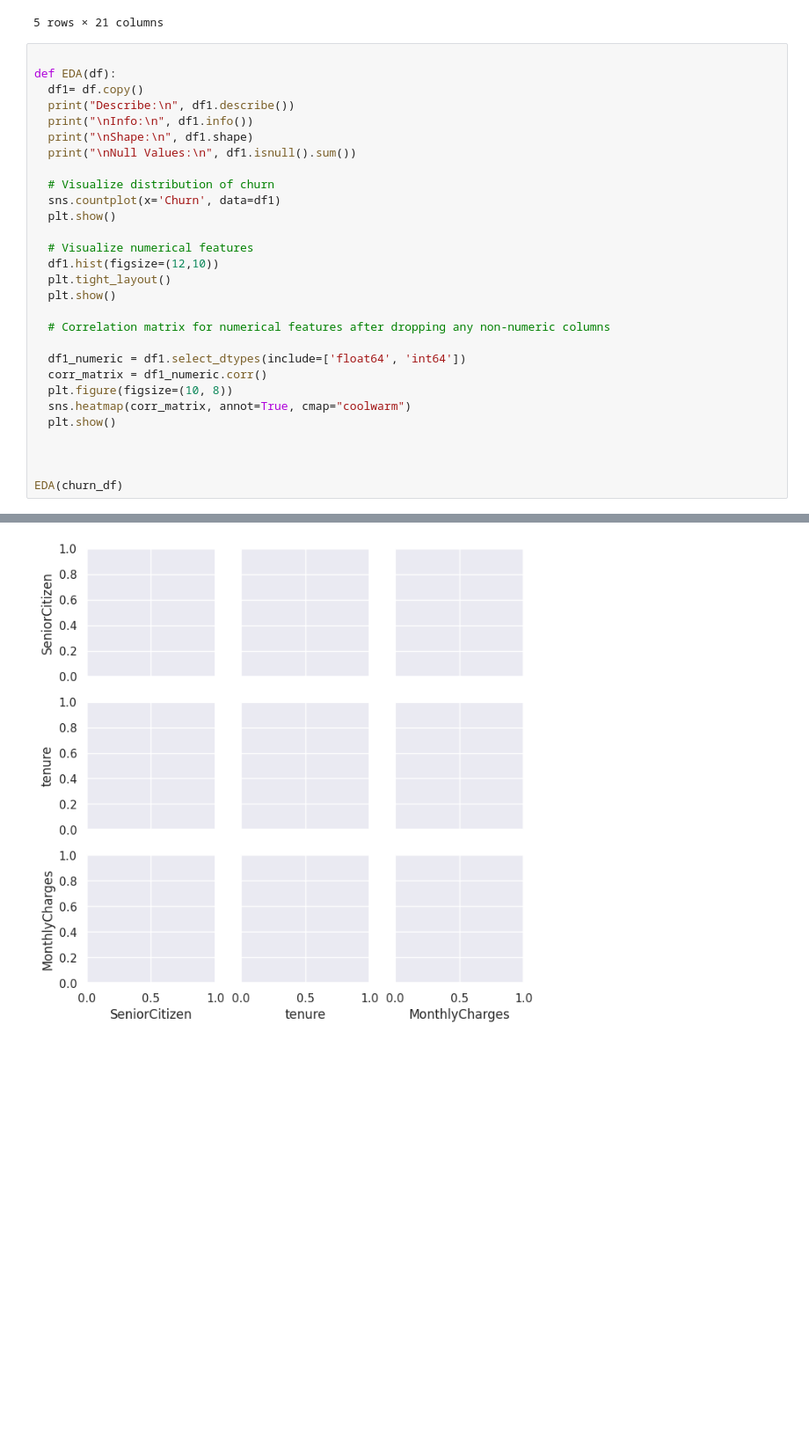
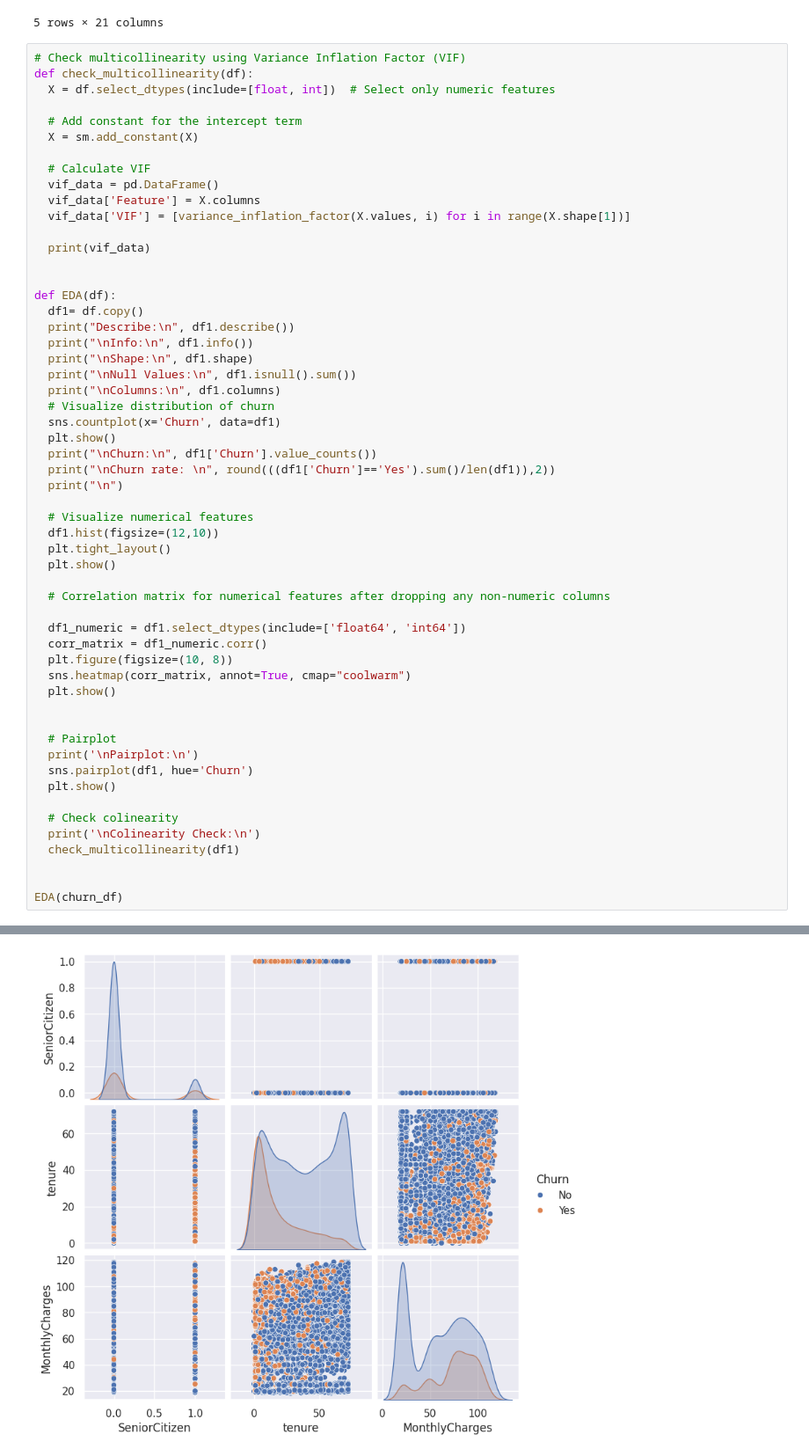
Before and after one commit to mille055/AIPI590-XAI, a Jupyter notebook: Assignments/03_Interpretable_AI.ipynb, the cells around one changed output, grey strips where cells are left out. Shown at 88% size. Saved outputs shown, nothing was run; the diff lists cells and outputs as text; blank space fills up the shorter version.

```diff
--- a/Assignments/03_Interpretable_AI.ipynb
+++ b/Assignments/03_Interpretable_AI.ipynb
@@ -120,6 +121,20 @@ churn_df.head()
 | 4 | 9237-HQITU | Female | 0 | No | No | 2 | Yes | No | ... |
 5 rows × 21 columns
 # %%
+# Check multicollinearity using Variance Inflation Factor (VIF)
+def check_multicollinearity(df):
+  X = df.select_dtypes(include=[float, int])  # Select only numeric features
+
+  # Add constant for the intercept term
+  X = sm.add_constant(X)
+
+  # Calculate VIF
+  vif_data = pd.DataFrame()
+  vif_data['Feature'] = X.columns
+  vif_data['VIF'] = [variance_inflation_factor(X.values, i) for i in range(X.shape[1])]
+
+  print(vif_data)
+
 
 def EDA(df):
   df1= df.copy()
@@ -127,10 +142,13 @@ def EDA(df):
   print("\nInfo:\n", df1.info())
   print("\nShape:\n", df1.shape)
   print("\nNull Values:\n", df1.isnull().sum())
-
+  print("\nColumns:\n", df1.columns)
   # Visualize distribution of churn
   sns.countplot(x='Churn', data=df1)
   plt.show()
+  print("\nChurn:\n", df1['Churn'].value_counts())
+  print("\nChurn rate: \n", round(((df1['Churn']=='Yes').sum()/len(df1)),2))
+  print("\n")
 
   # Visualize numerical features
   df1.hist(figsize=(12,10))
@@ -146,6 +164,15 @@ def EDA(df):
   plt.show()
 
 
+  # Pairplot
+  print('\nPairplot:\n')
+  sns.pairplot(df1, hue='Churn')
+  plt.show()
+
+  # Check colinearity
+  print('\nColinearity Check:\n')
+  check_multicollinearity(df1)
+
 
 EDA(churn_df)
 # %% [output]
@@ -173 +208 @@ KeyError: 'Churn'
-[figure, old version]
+[figure, new version]
```
Also changed, not shown: parts of 14 cells of this notebook.
